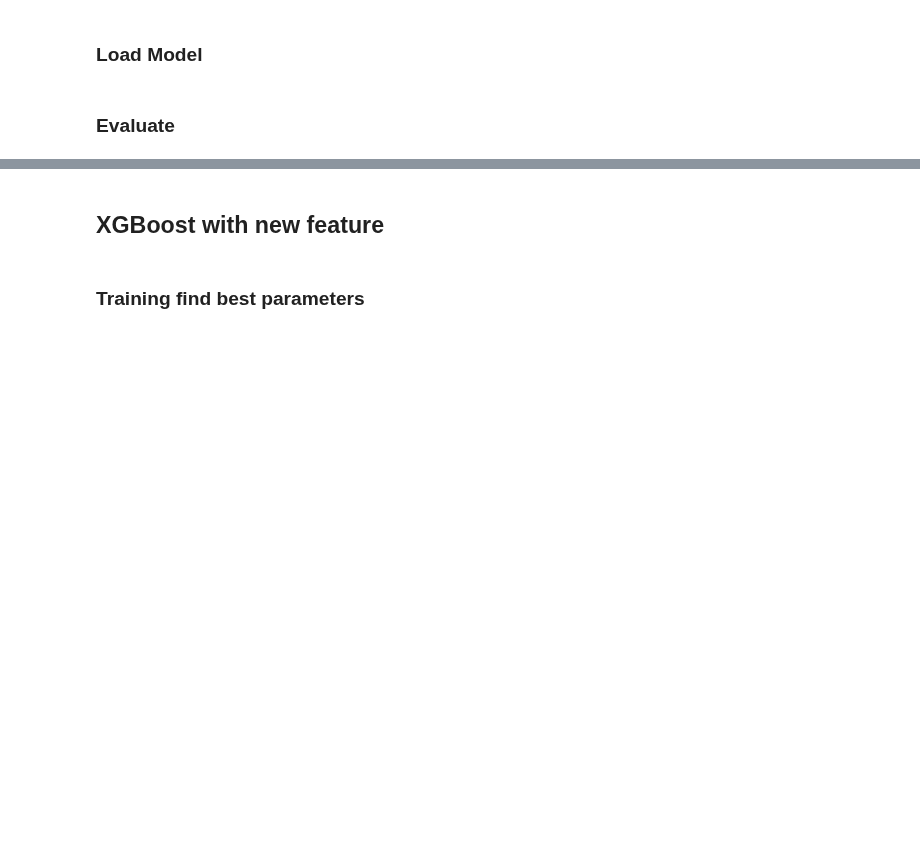
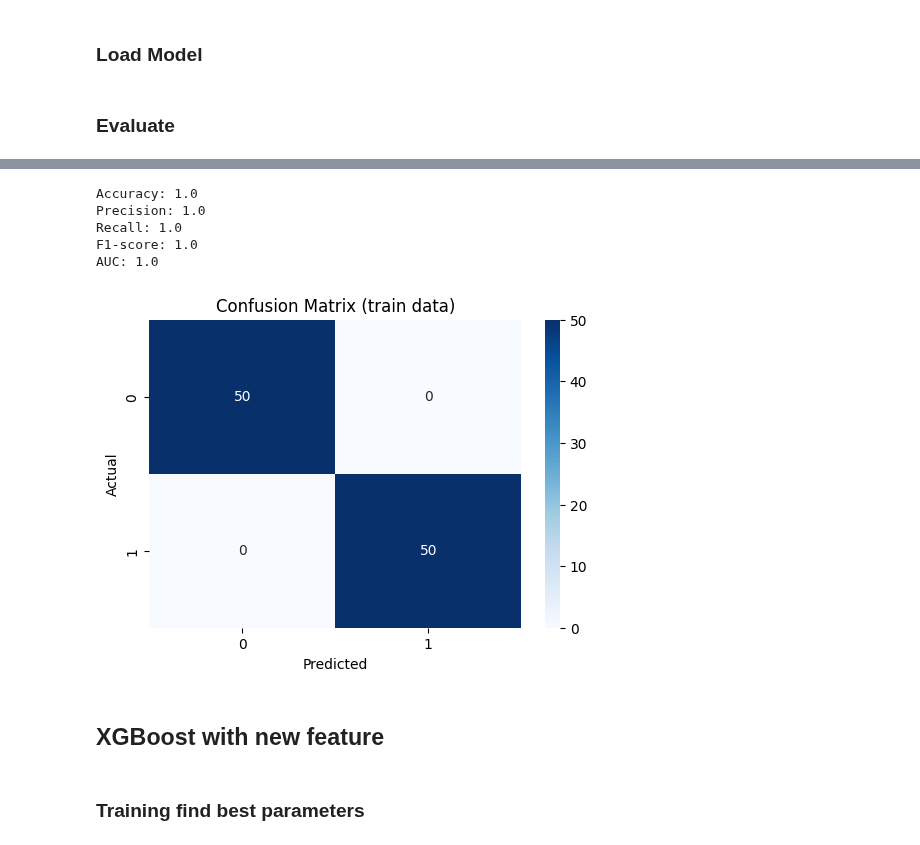
Before and after one commit to Keeta-Kimila/classification-model-that-email-between-Legitimate-or-Phishing, a Jupyter notebook: source_code/feature_extraction_and_model.ipynb, the cells around one changed output, grey strips where cells are left out. Cells and saved outputs as stored; diff of their text form; code cells hidden in the pictures; blank space fills up the shorter version.

```diff
--- a/source_code/feature_extraction_and_model.ipynb
+++ b/source_code/feature_extraction_and_model.ipynb
@@ -1146,3 +1164,27 @@ print(f"""Confusion Matrix:
+# %%
+import pandas as pd
+import matplotlib.pyplot as plt
+import seaborn as sns
+print(f"Accuracy: {float(result_train['accuracy'])}")
+print(f"Precision: {result_train['tp']/(result_train['tp']+result_train['fp'])}")
+print(f"Recall: {result_train['tp']/(result_train['tp']+result_train['fn'])}")
+print(f"F1-score: {float(result_train['f1_score'])}")
+print(f"AUC: {float(result_train['auroc'])}")
+cm = np.array([[int(result_train['tp']),int(result_train['fp'])],[int(result_train['fn']),int(result_train['tn'])]])
+plt.figure(figsize=(6, 4))
+sns.heatmap(cm, annot=True, fmt='d', cmap='Blues')
+plt.title('Confusion Matrix (train data)')
+plt.ylabel('Actual')
+plt.xlabel('Predicted')
+plt.savefig("confusion_matrix_train.png",dpi=300,bbox_inches='tight')
+plt.show()
+# %% [output]
+Accuracy: 1.0
+Precision: 1.0
+Recall: 1.0
+F1-score: 1.0
+AUC: 1.0
+[figure, added]
 # %% [markdown]
 ## XGBoost with new feature
 # %% [markdown]
```
Also changed, not shown: parts of 3 cells of this notebook.
